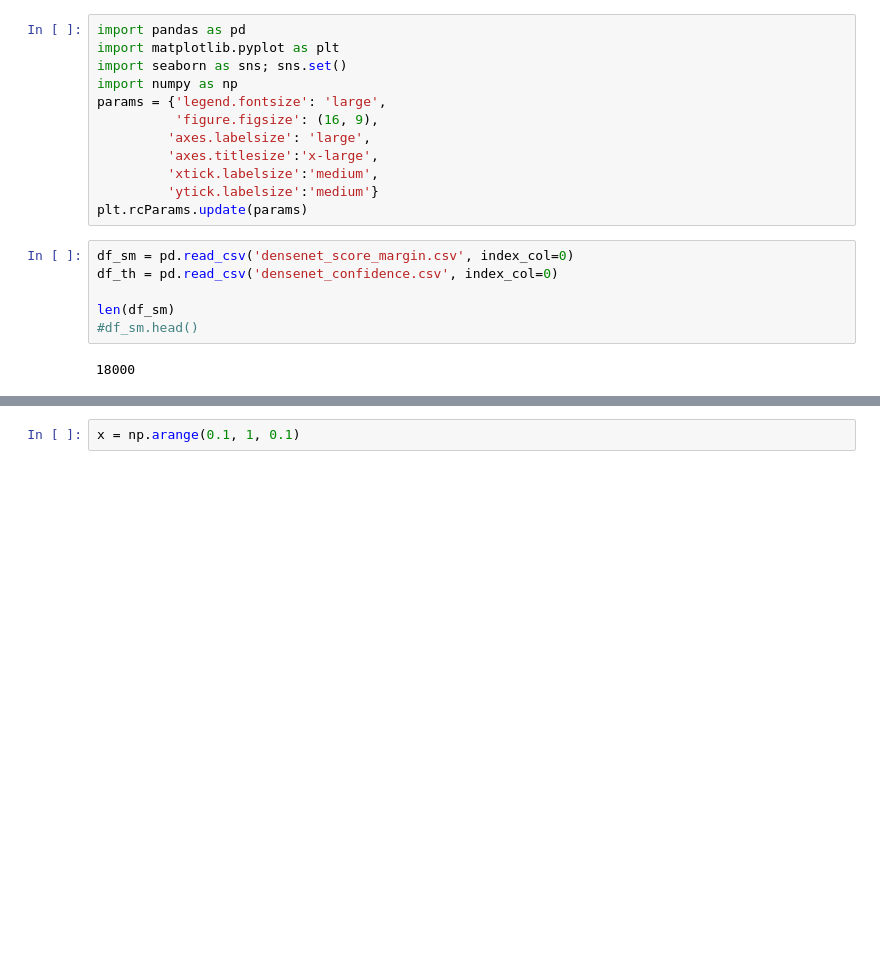
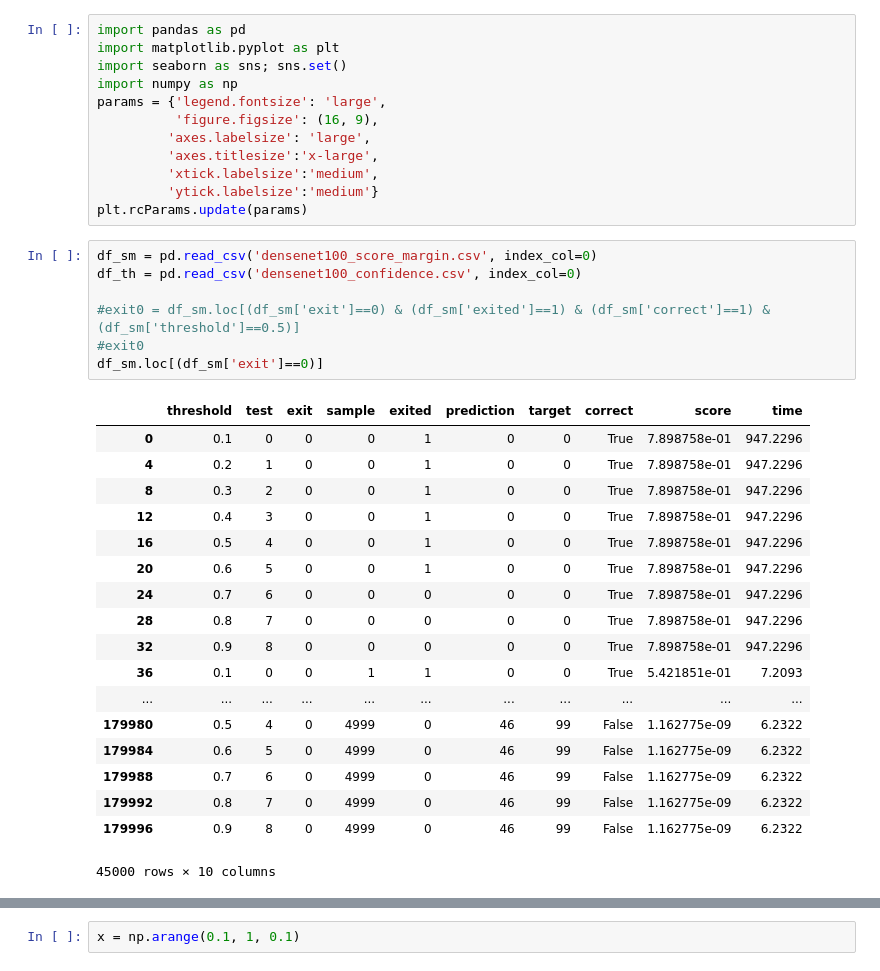
Before and after one commit to AlexKarlsen/thesis-src, a Jupyter notebook: DDNN/logging/threshold_test/Threshold analysis-Copy1.ipynb, the cells around one changed output, grey strips where cells are left out. Cells and saved outputs as stored; diff of their text form; blank space fills up the shorter version.

```diff
--- a/DDNN/logging/threshold_test/Threshold analysis-Copy1.ipynb
+++ b/DDNN/logging/threshold_test/Threshold analysis-Copy1.ipynb
@@ -11,13 +11,31 @@ params = {'legend.fontsize': 'large',
          'ytick.labelsize':'medium'}
 plt.rcParams.update(params)
 # %%
-df_sm = pd.read_csv('densenet_score_margin.csv', index_col=0)
-df_th = pd.read_csv('densenet_confidence.csv', index_col=0)
+df_sm = pd.read_csv('densenet100_score_margin.csv', index_col=0)
+df_th = pd.read_csv('densenet100_confidence.csv', index_col=0)
 
-len(df_sm)
-#df_sm.head()
+#exit0 = df_sm.loc[(df_sm['exit']==0) & (df_sm['exited']==1) & (df_sm['correct']==1) & (df_sm['threshold']==0.5)]
+#exit0
+df_sm.loc[(df_sm['exit']==0)]
 # %% [output]
+|  | threshold | test | exit | sample | exited | prediction | target | correct | score | time |
+| 0 | 0.1 | 0 | 0 | 0 | 1 | 0 | 0 | True | 7.898758e-01 | 947.2296 |
+| 4 | 0.2 | 1 | 0 | 0 | 1 | 0 | 0 | True | 7.898758e-01 | 947.2296 |
+| 8 | 0.3 | 2 | 0 | 0 | 1 | 0 | 0 | True | 7.898758e-01 | 947.2296 |
+| 12 | 0.4 | 3 | 0 | 0 | 1 | 0 | 0 | True | 7.898758e-01 | 947.2296 |
+| 16 | 0.5 | 4 | 0 | 0 | 1 | 0 | 0 | True | 7.898758e-01 | 947.2296 |
+| 20 | 0.6 | 5 | 0 | 0 | 1 | 0 | 0 | True | 7.898758e-01 | 947.2296 |
+| 24 | 0.7 | 6 | 0 | 0 | 0 | 0 | 0 | True | 7.898758e-01 | 947.2296 |
+| 28 | 0.8 | 7 | 0 | 0 | 0 | 0 | 0 | True | 7.898758e-01 | 947.2296 |
+| 32 | 0.9 | 8 | 0 | 0 | 0 | 0 | 0 | True | 7.898758e-01 | 947.2296 |
+| 36 | 0.1 | 0 | 0 | 1 | 1 | 0 | 0 | True | 5.421851e-01 | 7.2093 |
+| ... | ... | ... | ... | ... | ... | ... | ... | ... | ... | ... |
+| 179980 | 0.5 | 4 | 0 | 4999 | 0 | 46 | 99 | False | 1.162775e-09 | 6.2322 |
+| 179984 | 0.6 | 5 | 0 | 4999 | 0 | 46 | 99 | False | 1.162775e-09 | 6.2322 |
+| 179988 | 0.7 | 6 | 0 | 4999 | 0 | 46 | 99 | False | 1.162775e-09 | 6.2322 |
+| 179992 | 0.8 | 7 | 0 | 4999 | 0 | 46 | 99 | False | 1.162775e-09 | 6.2322 |
+| 179996 | 0.9 | 8 | 0 | 4999 | 0 | 46 | 99 | False | 1.162775e-09 | 6.2322 |
-18000
+45000 rows × 10 columns
 # %%
 th_num_exited_at_exit = []
 th_exit_acc = []
```
Also changed, not shown: parts of 4 cells of this notebook, 2 other files.
